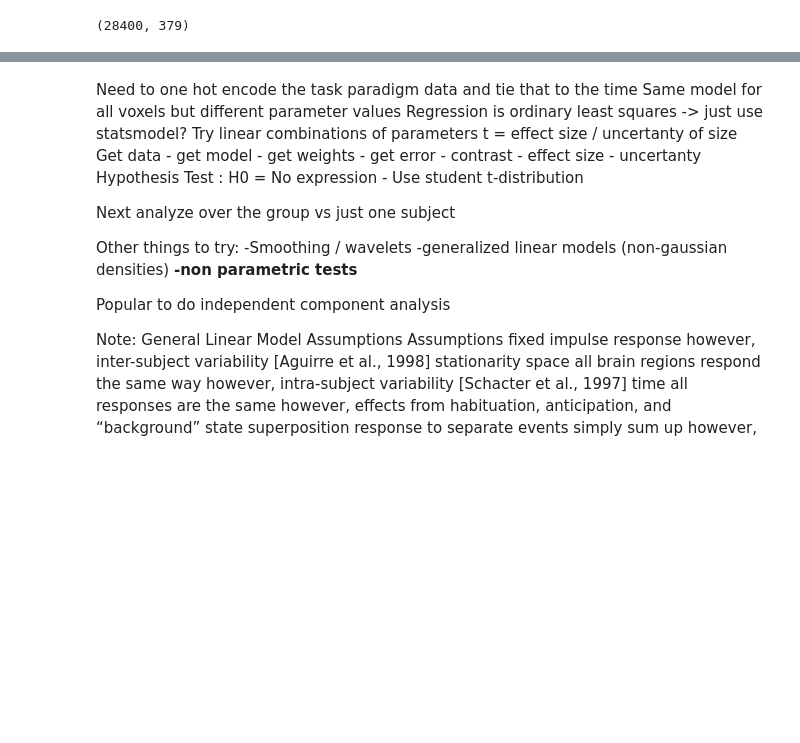
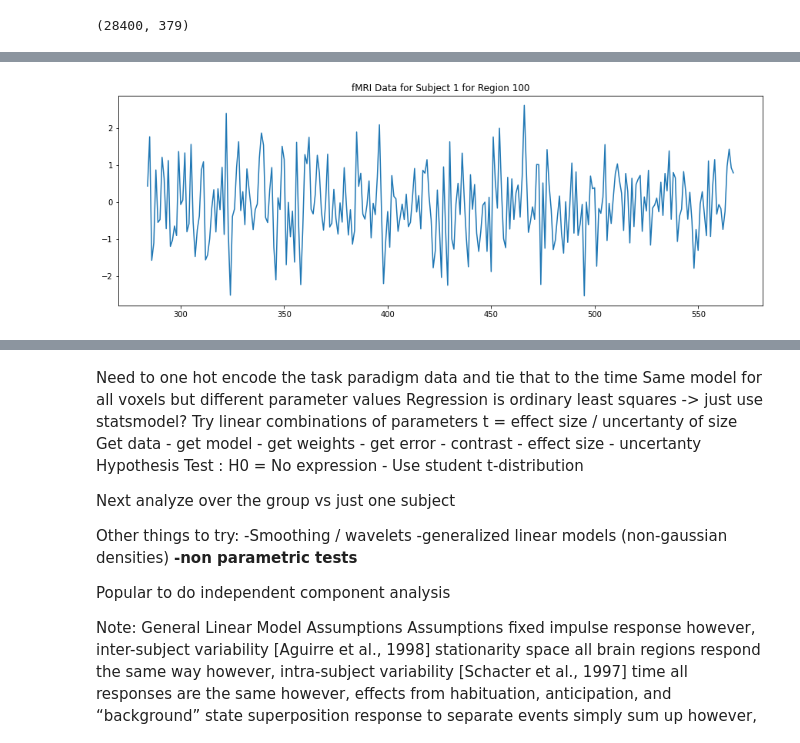
Before and after one commit to alec-flowers/machine-learning-cs433-p2, a Jupyter notebook: data_exploraiton.ipynb, the cells around one changed output, grey strips where cells are left out. Saved outputs shown, nothing was run; the diff lists cells and outputs as text; code cells hidden in the pictures; blank space fills up the shorter version.

Commit message:
REFACT: Constructed a GLM for one region for one subject and made the jupyter-notebook presentable.

```diff
--- a/data_exploraiton.ipynb
+++ b/data_exploraiton.ipynb
@@ -28,3 +33,9 @@ mat['X'].shape
+# %%
+# put it into a dataframe to use pandas
+m, n, r = mat['X'].shape
+fMRI_arr = np.column_stack((np.repeat(np.arange(r),n),mat['X'].reshape(r*n,-1)))
+fMRI_df = pd.DataFrame(fMRI_arr)
+fMRI_df.rename(columns={fMRI_df.columns[0]: "subject" }, inplace=True)
 # %%
 mat['X'].reshape(r*n,-1).shape
 # %% [output]
@@ -79 +67,8 @@ out_df[out_df[0]==0].iloc[:,100].plot()
+# %%
+# plotting the fMRI data for subject 1 for region 100
+fMRI_df[fMRI_df['subject']==1].iloc[:,100].plot()
+plt.title("fMRI Data for Subject 1 for Region 100")
+plt.show()
+# %% [output]
+[figure, added]
 # %%
```
Also changed, not shown: parts of 23 cells of this notebook.
